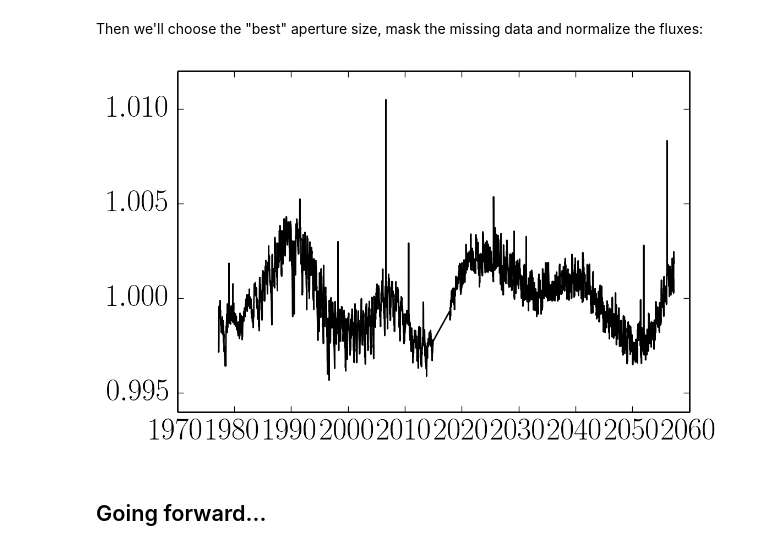
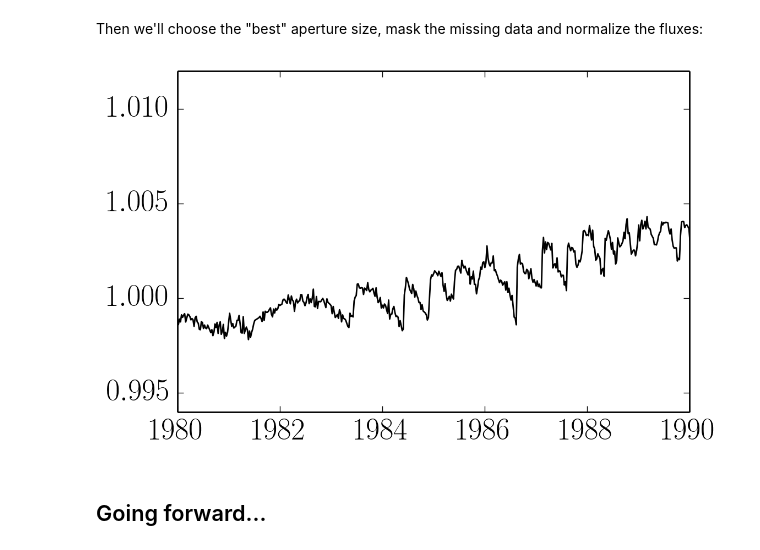
Before and after one commit to dfm/k2-lcs, a Jupyter notebook: gp.ipynb, the cells around one changed output. Drawn from its saved outputs; the diff is of its cells as text; code cells hidden in the pictures.

```diff
--- a/gp.ipynb
+++ b/gp.ipynb
@@ -127,9 +127,10 @@ good_mask = np.isfinite(time) & np.isfinite(flux) & (qual == 0)
 good_time = time[good_mask]
 good_flux = flux[good_mask] / np.median(flux[good_mask])
 # %%
-pl.plot(good_time, good_flux, "k");
+pl.plot(good_time, good_flux, "k")
+pl.xlim(1980, 1990);
 # %% [output]
-[figure, old version]
+[figure, new version]
 # %% [markdown]
 ## Going forward...
 # %% [markdown]
```
Also changed, not shown: parts of 3 cells of this notebook.
